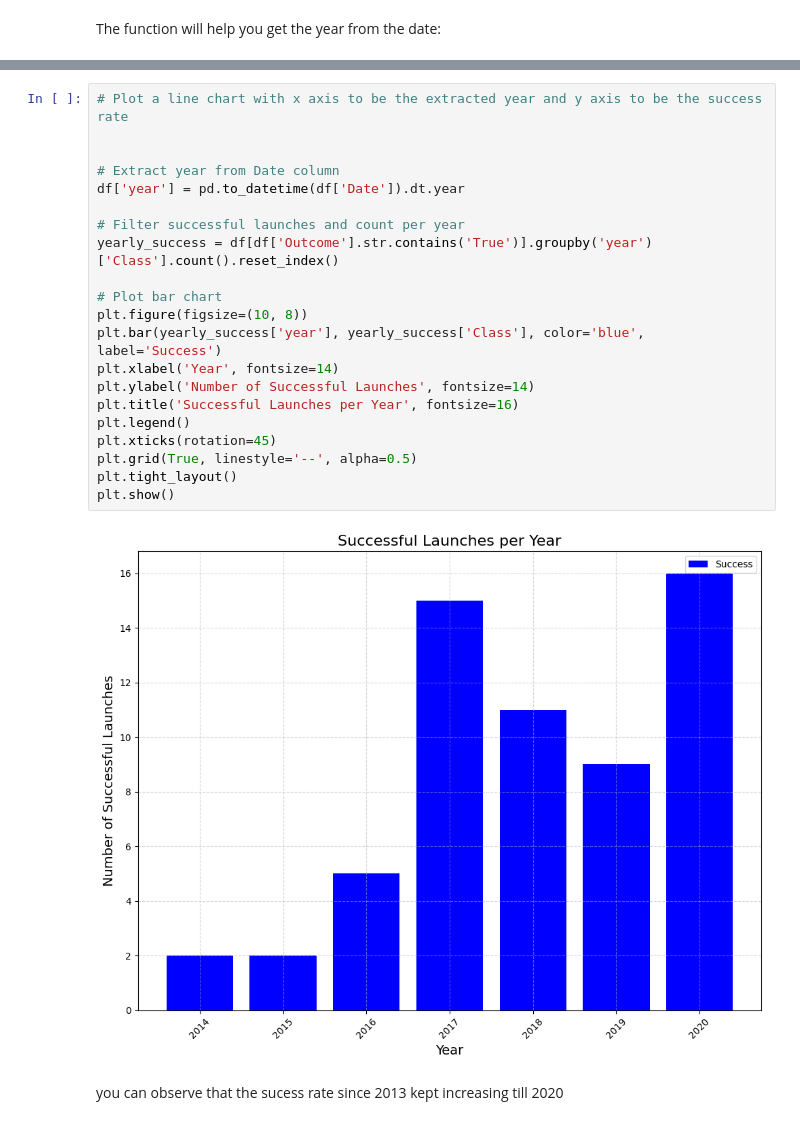
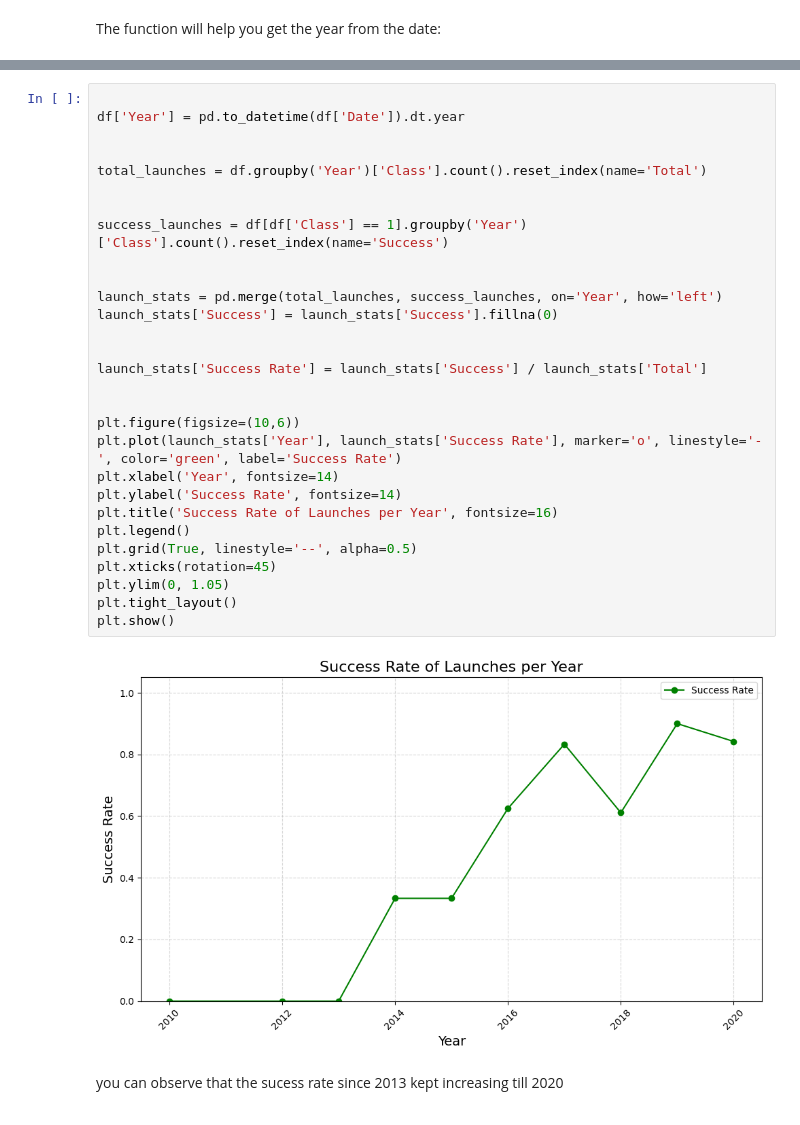
Before and after one commit to Sean-Y91/Applied-Data-Science-Capstone, a Jupyter notebook: edadataviz.ipynb, the cells around one changed output, grey strips where cells are left out. Cells and saved outputs as stored; diff of their text form.

```diff
--- a/edadataviz.ipynb
+++ b/edadataviz.ipynb
@@ -228,29 +228,37 @@ df.head()
 | 2 | 3 | 2013 | Falcon 9 | 677.000000 | ISS | CCAFS SLC 40 | None None | 1 | False | ... |
 | 3 | 4 | 2013 | Falcon 9 | 500.000000 | PO | VAFB SLC 4E | False Ocean | 1 | False | ... |
 | 4 | 5 | 2013 | Falcon 9 | 3170.000000 | GTO | CCAFS SLC 40 | None None | 1 | False | ... |
-# %%
-# Plot a line chart with x axis to be the extracted year and y axis to be the success rate
-
-
-# Extract year from Date column
-df['year'] = pd.to_datetime(df['Date']).dt.year
-
-# Filter successful launches and count per year
-yearly_success = df[df['Outcome'].str.contains('True')].groupby('year')['Class'].count().reset_index()
-
-# Plot bar chart
-plt.figure(figsize=(10, 8))
-plt.bar(yearly_success['year'], yearly_success['Class'], color='blue', label='Success')
-plt.xlabel('Year', fontsize=14)
-plt.ylabel('Number of Successful Launches', fontsize=14)
-plt.title('Successful Launches per Year', fontsize=16)
-plt.legend()
-plt.xticks(rotation=45)
-plt.grid(True, linestyle='--', alpha=0.5)
-plt.tight_layout()
-plt.show()
-# %% [output]
-[figure, removed]
+# %%
+
+df['Year'] = pd.to_datetime(df['Date']).dt.year
+
+
+total_launches = df.groupby('Year')['Class'].count().reset_index(name='Total')
+
+
+success_launches = df[df['Class'] == 1].groupby('Year')['Class'].count().reset_index(name='Success')
+
+
+launch_stats = pd.merge(total_launches, success_launches, on='Year', how='left')
+launch_stats['Success'] = launch_stats['Success'].fillna(0)
+
+
+launch_stats['Success Rate'] = launch_stats['Success'] / launch_stats['Total']
+
+
+plt.figure(figsize=(10,6))
+plt.plot(launch_stats['Year'], launch_stats['Success Rate'], marker='o', linestyle='-', color='green', label='Success Rate')
+plt.xlabel('Year', fontsize=14)
+plt.ylabel('Success Rate', fontsize=14)
+plt.title('Success Rate of Launches per Year', fontsize=16)
+plt.legend()
+plt.grid(True, linestyle='--', alpha=0.5)
+plt.xticks(rotation=45)
+plt.ylim(0, 1.05)
+plt.tight_layout()
+plt.show()
+# %% [output]
+[figure, added]
 # %% [markdown]
 you can observe that the sucess rate since 2013 kept increasing till 2020
 # %% [markdown]
```
Also changed, not shown: parts of 2 cells of this notebook.
